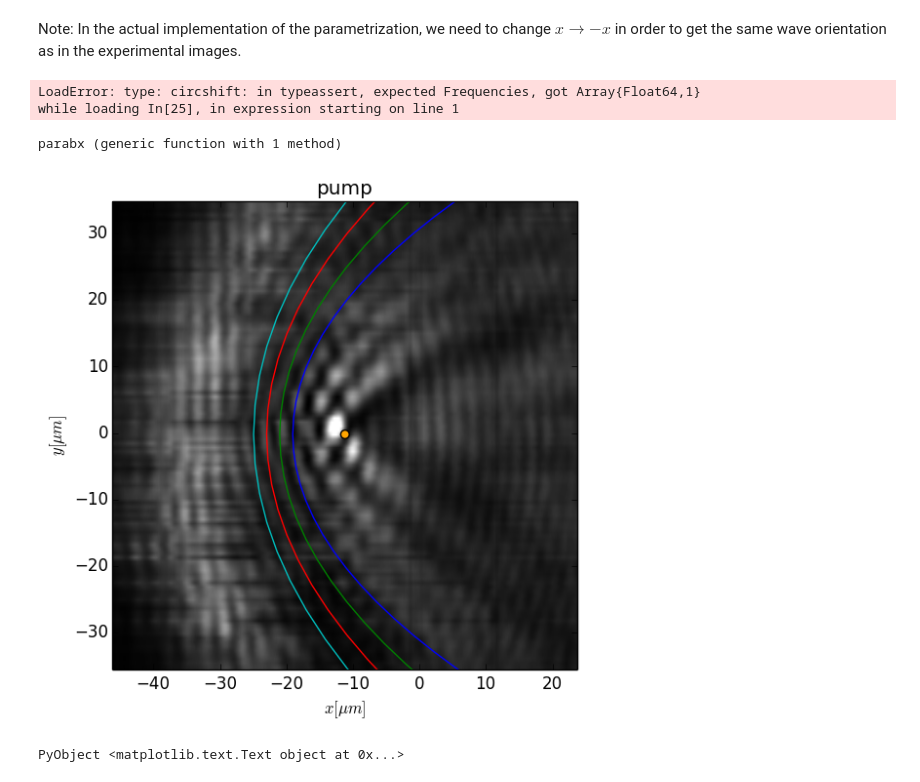
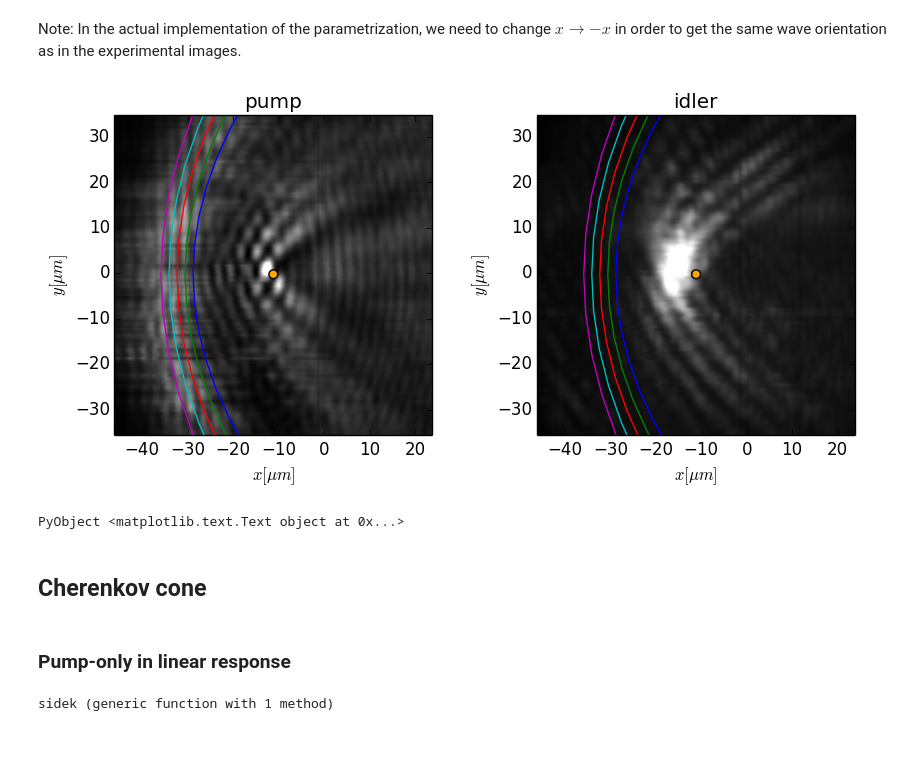
Before and after one commit to berceanu/notebooks, a Jupyter notebook: julia/april/fitting.ipynb, the cells around one changed output. Cells and saved outputs as stored; diff of their text form; code cells hidden in the pictures; blank space fills up the shorter version.

```diff
--- a/julia/april/fitting.ipynb
+++ b/julia/april/fitting.ipynb
@@ -238,0 +213,11 @@ imagesc(0, cy, cx, ctpmpdata,
+# %%
+fig, ax = plt.subplots(figsize=(4, 4))
+ax[:imshow](ctpmpdata, ColorMap("gray"), origin="lower",
+                      extent=[cx[1], cx[end], cy[1], cy[end]])
+ax[:scatter](xdef, ydef, s=40, c="orange", marker="o")
+ax[:axis]("image")
+ax[:set_title]("pump")
+ax[:set_ylim](cy[1], cy[end])
+ax[:set_xlim](cx[1], cx[end])
+ax[:set_xlabel](L"$x [\mu m]$")
+ax[:set_ylabel](L"$y [\mu m]$")
@@ -261,8 +245,3 @@ $$y(t)=2\pi Mt$$
 The integer $M \geq 0$ gives the order of the wavefront, while the wavevector $k_0$ is related to the fluid flow speed $v$ by $k_0 = \frac{m v}{\hbar}$.
 # %% [markdown]
 Note: In the actual implementation of the parametrization, we need to change $x \rightarrow -x$ in order to get the same wave orientation as in the experimental images.
-# %%
-fftshift(fftfreq(10))
-# %% [output]
-LoadError: type: circshift: in typeassert, expected Frequencies, got Array{Float64,1}
-while loading In[25], in expression starting on line 1
@@ -274,25 +248,36 @@ end
-# %%
-paraby(M::Int64, t::Float64, offset::Float64) = 2pi*M*t + offset
-parabx(M::Int64, t::Float64, offset::Float64, k0::Float64) = -pi*M/k0 + pi*M*t^2 + offset
-# %% [output]
-parabx (generic function with 1 method)
 # %%
-parabolas = map((M) -> parabola([parabx(M, t, xdef, 2*0.8) for t in -10:0.1:10],
-                                [paraby(M, t, ydef) for t in -10:0.1:10]),
-                4:7);
+parabolas = map(M -> Various.parabola([Various.parabx(M, t, xdef, 2*0.89) for t in -10:0.1:10],
+                                      [Various.paraby(M, t, ydef) for t in -10:0.1:10]), 10:14);
+# %%
+idldata = getexpfile("E-idler.dat")
+tidldata = truncdata(idldata; cmax = 180.)
+ctidldata, cx, cy = Various.cropmat(tidldata, x, y; xcenter=xdef, ycenter=ydef, side=35.);
 # %%
-plt.imshow(ctpmpdata, ColorMap("gray"), origin="lower",
+fig, axes = plt.subplots(1, 2, figsize=(10, 4))
+
+axes[1][:imshow](ctpmpdata, ColorMap("gray"), origin="lower",
                       extent=[cx[1], cx[end], cy[1], cy[end]])
-for par in parabolas
-    plt.plot(par.xpoints, par.ypoints)
+axes[2][:imshow](ctidldata, ColorMap("gray"), origin="lower",
+                      extent=[cx[1], cx[end], cy[1], cy[end]])
+
+for ax in axes
+    for par in parabolas
+        ax[:plot](par.xpoints, par.ypoints)
+    end
+    ax[:scatter](xdef, ydef, s=40, c="orange", marker="o")
+    ax[:axis]("image")
+    ax[:set_ylim](cy[1], cy[end])
+    ax[:set_xlim](cx[1], cx[end])
+    ax[:set_xlabel](L"$x [\mu m]$")
+    ax[:set_ylabel](L"$y [\mu m]$")
 end
-plt.scatter(xdef, ydef, s=40, c="orange", marker="o")
-plt.axis("image")
-plt.title("pump")
-plt.ylim(cy[1], cy[end])
-plt.xlim(cx[1], cx[end])
-plt.xlabel(L"$x [\mu m]$")
-plt.ylabel(L"$y [\mu m]$")
+
+axes[1][:set_title]("pump")
+axes[2][:set_title]("idler")
 # %% [output]
-[figure, old version]
+[figure, new version]
 PyObject <matplotlib.text.Text object at 0x...>
+# %% [markdown]
+## Cherenkov cone
+# %% [markdown]
+### Pump-only in linear response
@@ -298,0 +286,5 @@ PyObject <matplotlib.text.Text object at 0x...>
+# %%
+sider(;l=70., n=256) = Float64[-l+(iy-1)*(2l/n) for iy=1:n]
+sidek(;l=70., n=256) = 2pi*fftshift(Various.fftfreq(n, 2l/n))
+# %% [output]
+sidek (generic function with 1 method)
```
Also changed, not shown: parts of 38 cells of this notebook, 4 other files.
